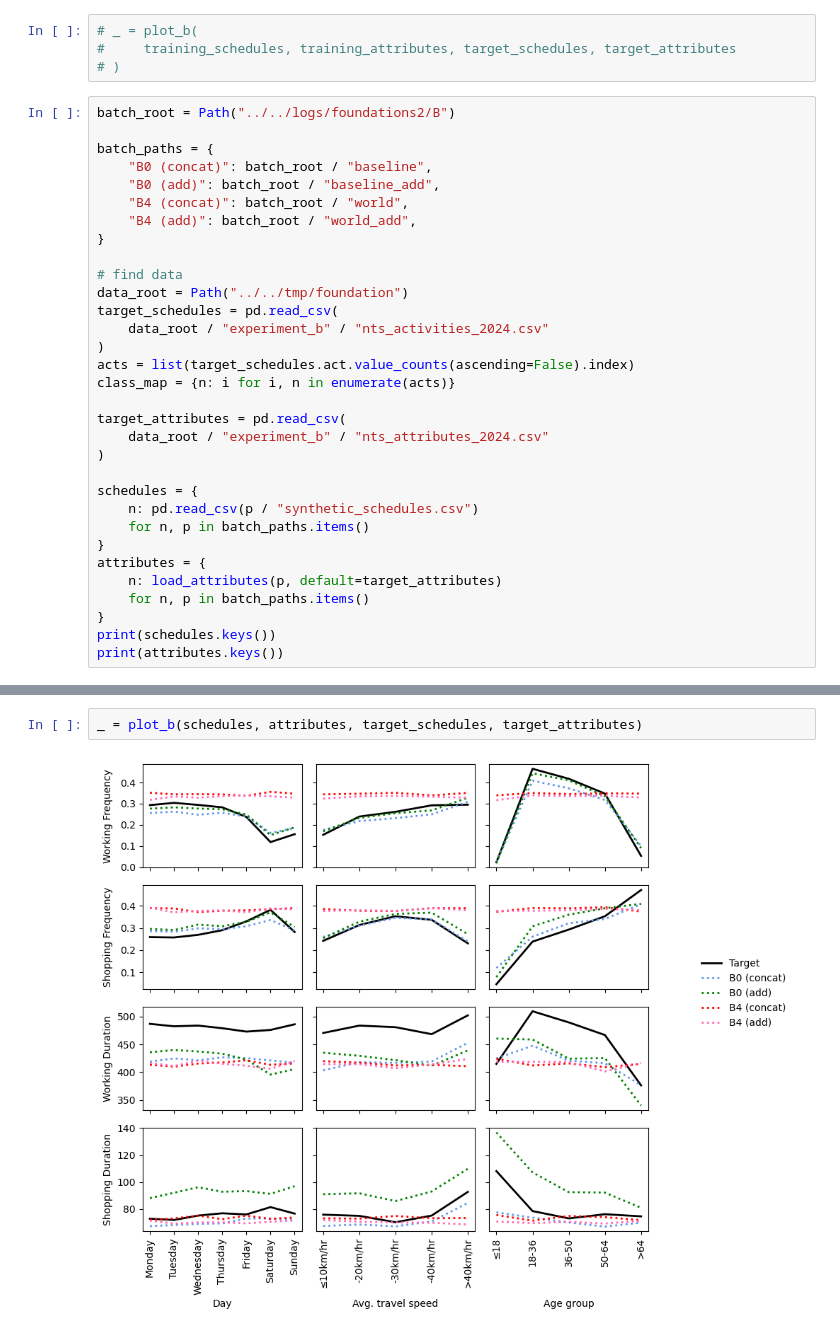
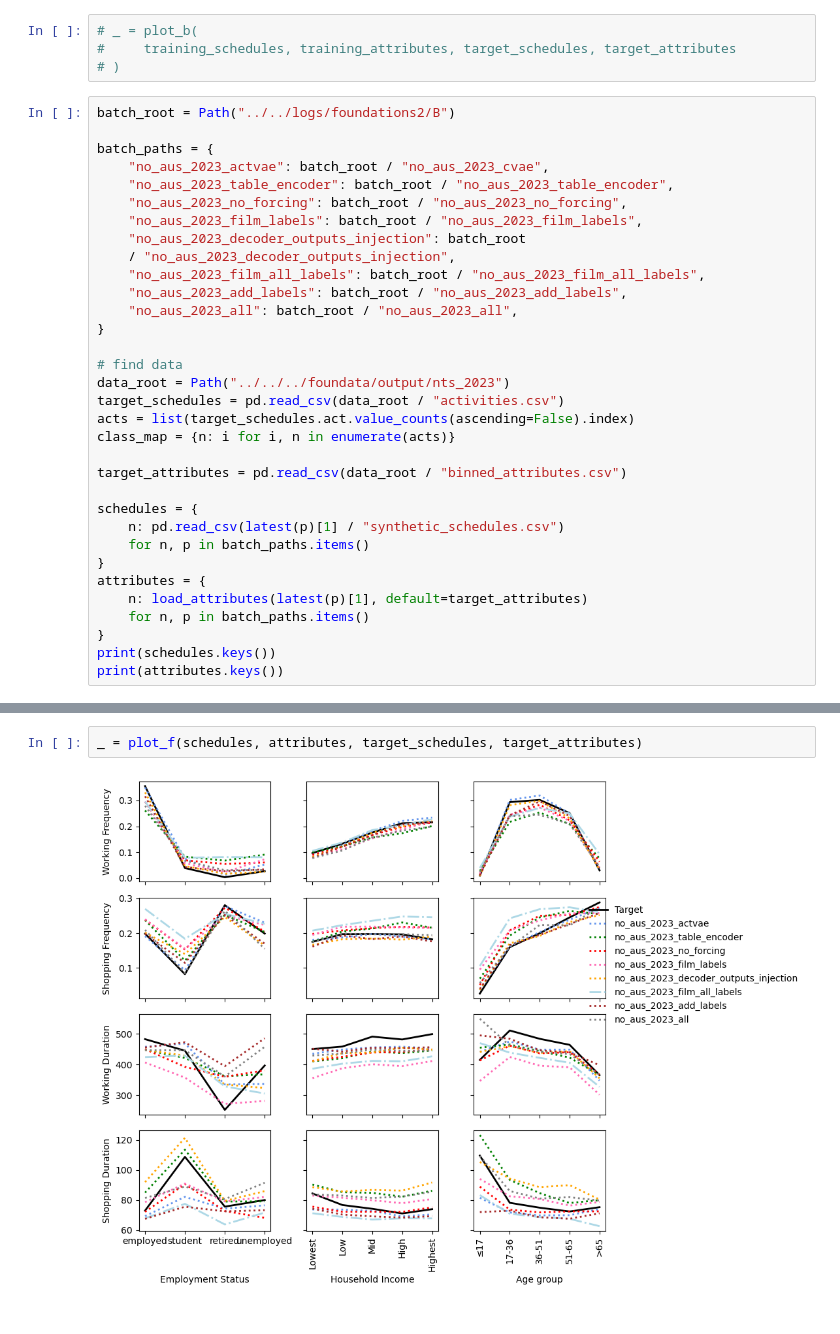
Before and after one commit to big-ucl/caveat, a Jupyter notebook: configs/foundation2/analysisB.ipynb, the cells around one changed output, grey strips where cells are left out. Cells and saved outputs as stored; diff of their text form.

Commit message:
aussies out for foundation model

```diff
--- a/configs/foundation2/analysisB.ipynb
+++ b/configs/foundation2/analysisB.ipynb
@@ -227,30 +227,31 @@ creativity & 0.0\% & -20.8\% & 35.0\% & -2.6\% & 6.9\% & 19.5\% \\
 batch_root = Path("../../logs/foundations2/B")
 
 batch_paths = {
-    "B0 (concat)": batch_root / "baseline",
-    "B0 (add)": batch_root / "baseline_add",
-    "B4 (concat)": batch_root / "world",
-    "B4 (add)": batch_root / "world_add",
+    "no_aus_2023_actvae": batch_root / "no_aus_2023_cvae",
+    "no_aus_2023_table_encoder": batch_root / "no_aus_2023_table_encoder",
+    "no_aus_2023_no_forcing": batch_root / "no_aus_2023_no_forcing",
+    "no_aus_2023_film_labels": batch_root / "no_aus_2023_film_labels",
+    "no_aus_2023_decoder_outputs_injection": batch_root
+    / "no_aus_2023_decoder_outputs_injection",
+    "no_aus_2023_film_all_labels": batch_root / "no_aus_2023_film_all_labels",
+    "no_aus_2023_add_labels": batch_root / "no_aus_2023_add_labels",
+    "no_aus_2023_all": batch_root / "no_aus_2023_all",
 }
 
 # find data
-data_root = Path("../../tmp/foundation")
-target_schedules = pd.read_csv(
-    data_root / "experiment_b" / "nts_activities_2024.csv"
-)
+data_root = Path("../../../foundata/output/nts_2023")
+target_schedules = pd.read_csv(data_root / "activities.csv")
 acts = list(target_schedules.act.value_counts(ascending=False).index)
 class_map = {n: i for i, n in enumerate(acts)}
 
-target_attributes = pd.read_csv(
-    data_root / "experiment_b" / "nts_attributes_2024.csv"
-)
+target_attributes = pd.read_csv(data_root / "binned_attributes.csv")
 
 schedules = {
-    n: pd.read_csv(p / "synthetic_schedules.csv")
+    n: pd.read_csv(latest(p)[1] / "synthetic_schedules.csv")
     for n, p in batch_paths.items()
 }
 attributes = {
-    n: load_attributes(p, default=target_attributes)
+    n: load_attributes(latest(p)[1], default=target_attributes)
     for n, p in batch_paths.items()
 }
 print(schedules.keys())
@@ -265,4 +279,4 @@ dict_keys(['B0 (concat)', 'B0 (add)', 'B4 (concat)', 'B4 (add)'])
 # %%
-_ = plot_b(schedules, attributes, target_schedules, target_attributes)
+_ = plot_f(schedules, attributes, target_schedules, target_attributes)
 # %% [output]
-[figure, old version]
+[figure, new version]
```
Also changed, not shown: parts of 9 cells of this notebook, 11 other files.
